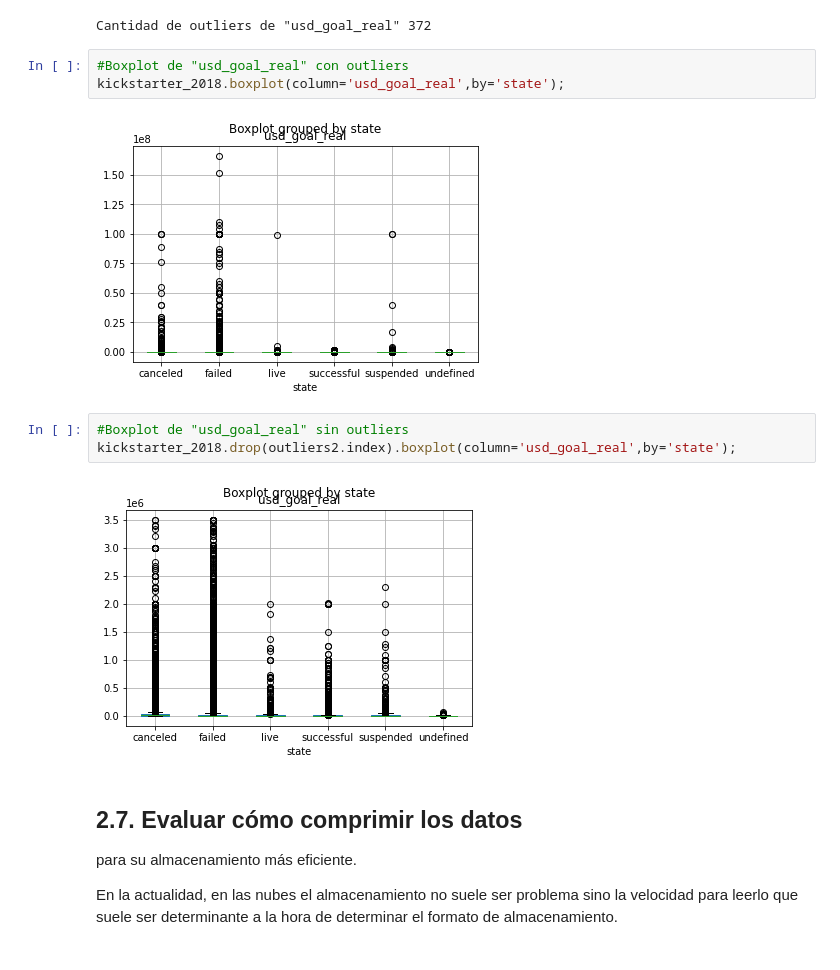
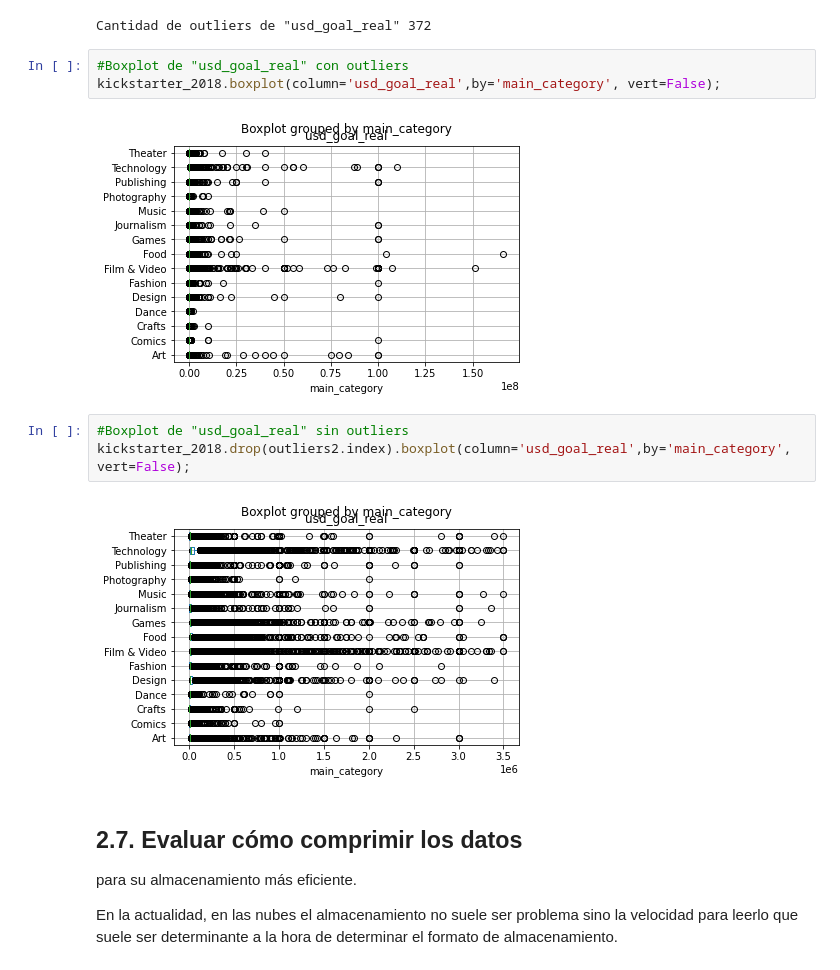
Before and after one commit to dyvanoff/Diplo2020Grupo3, a Jupyter notebook: Grupo3_Importando_los_datos.ipynb, the cells around one changed output. Cells and saved outputs as stored; diff of their text form.

```diff
--- a/Grupo3_Importando_los_datos.ipynb
+++ b/Grupo3_Importando_los_datos.ipynb
@@ -1207,14 +1207,14 @@ outliers2
 Cantidad de outliers de "usd_goal_real" 372
 # %%
 #Boxplot de "usd_goal_real" con outliers
-kickstarter_2018.boxplot(column='usd_goal_real',by='state');
+kickstarter_2018.boxplot(column='usd_goal_real',by='main_category', vert=False);
 # %% [output]
-[figure, old version]
+[figure, new version]
 # %%
 #Boxplot de "usd_goal_real" sin outliers
-kickstarter_2018.drop(outliers2.index).boxplot(column='usd_goal_real',by='state');
+kickstarter_2018.drop(outliers2.index).boxplot(column='usd_goal_real',by='main_category', vert=False);
 # %% [output]
-[figure, old version]
+[figure, new version]
 # %% [markdown]
 ## 2.7. Evaluar cómo comprimir los datos
 para su almacenamiento más eficiente.
```
Also changed, not shown: parts of 1 cell of this notebook.
